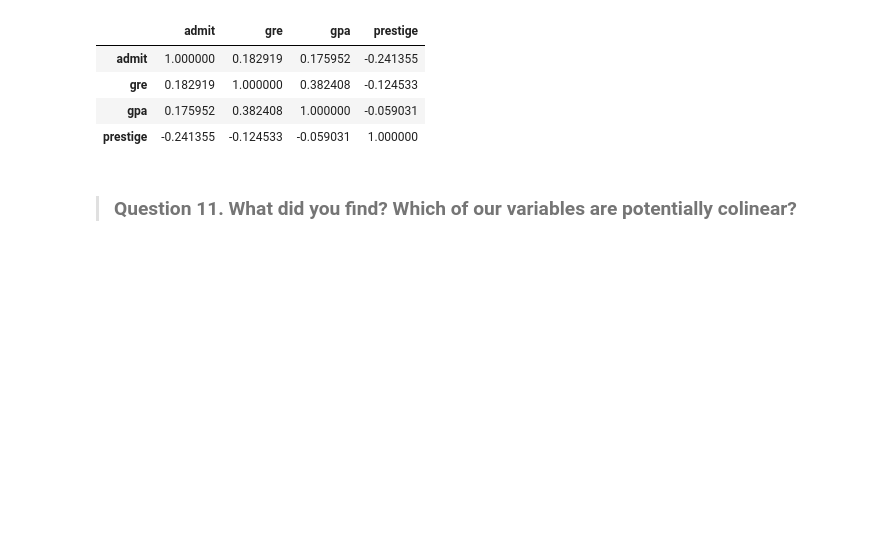
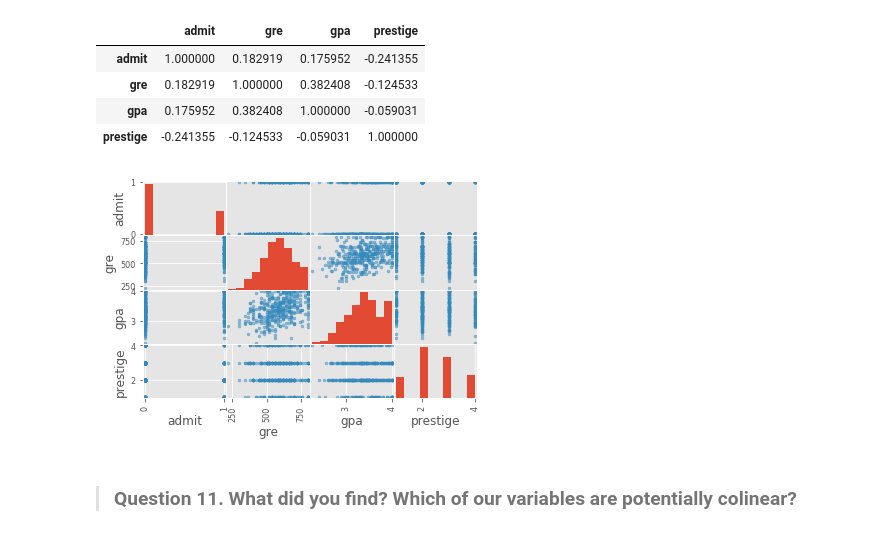
Before and after one commit to kiwiweiji/DS-SF-34, a Jupyter notebook: unit-project/2/notebooks/unit-project-2-starter-code-jiwei.ipynb, the cells around one changed output. Cells and saved outputs as stored; diff of their text form; code cells hidden in the pictures; blank space fills up the shorter version.

```diff
--- a/unit-project/2/notebooks/unit-project-2-starter-code-jiwei.ipynb
+++ b/unit-project/2/notebooks/unit-project-2-starter-code-jiwei.ipynb
@@ -196,6 +211,12 @@ df.corr()
 | gre | 0.182919 | 1.000000 | 0.382408 | -0.124533 |
 | gpa | 0.175952 | 0.382408 | 1.000000 | -0.059031 |
 | prestige | -0.241355 | -0.124533 | -0.059031 | 1.000000 |
+# %%
+from pandas.tools.plotting import scatter_matrix
+scatter_matrix(df)
+plt.show()
+# %% [output]
+[figure, added]
 # %% [markdown]
 > ### Question 11.  What did you find?  Which of our variables are potentially colinear?
 # %% [markdown]
```
Also changed, not shown: parts of 4 cells of this notebook.
